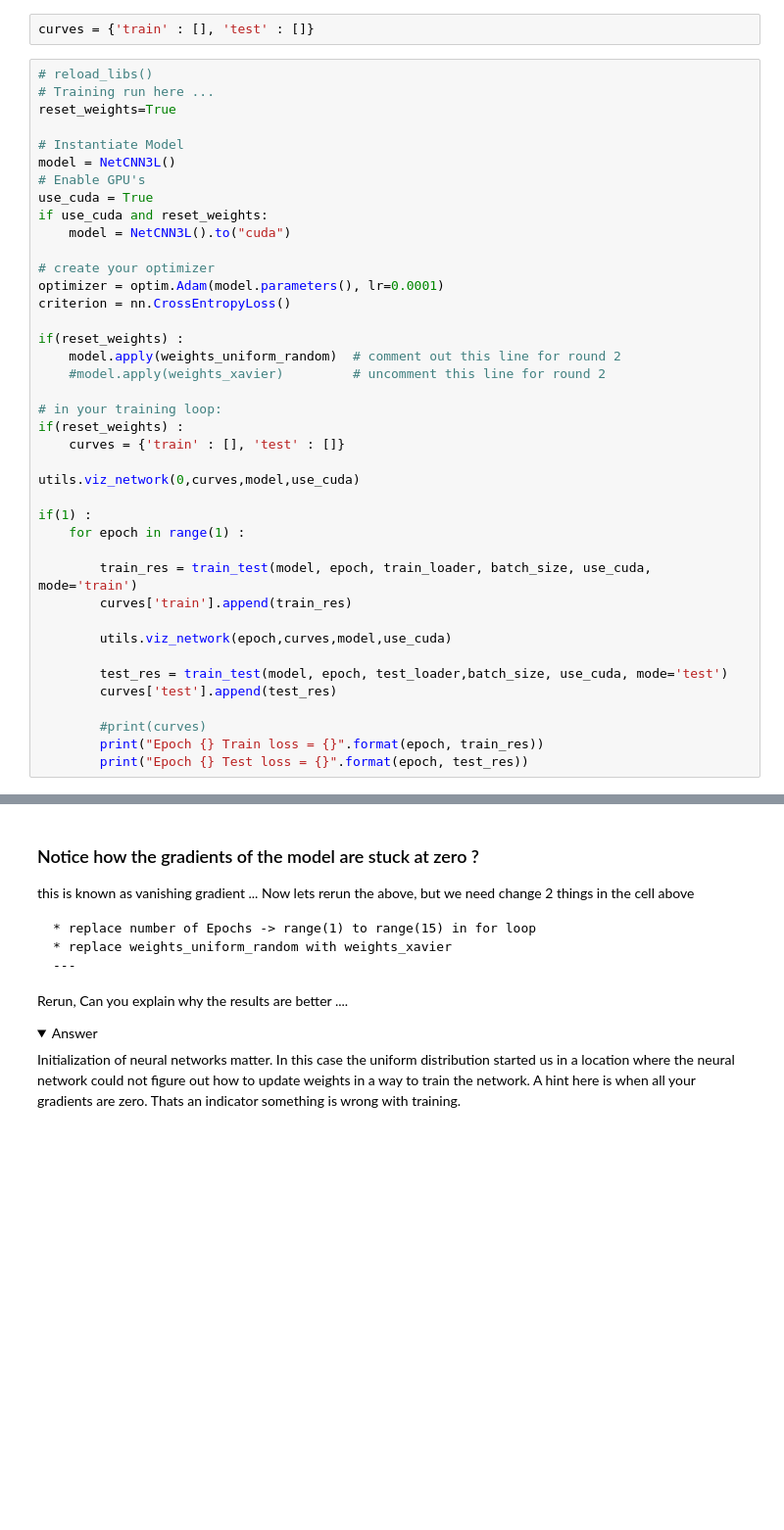
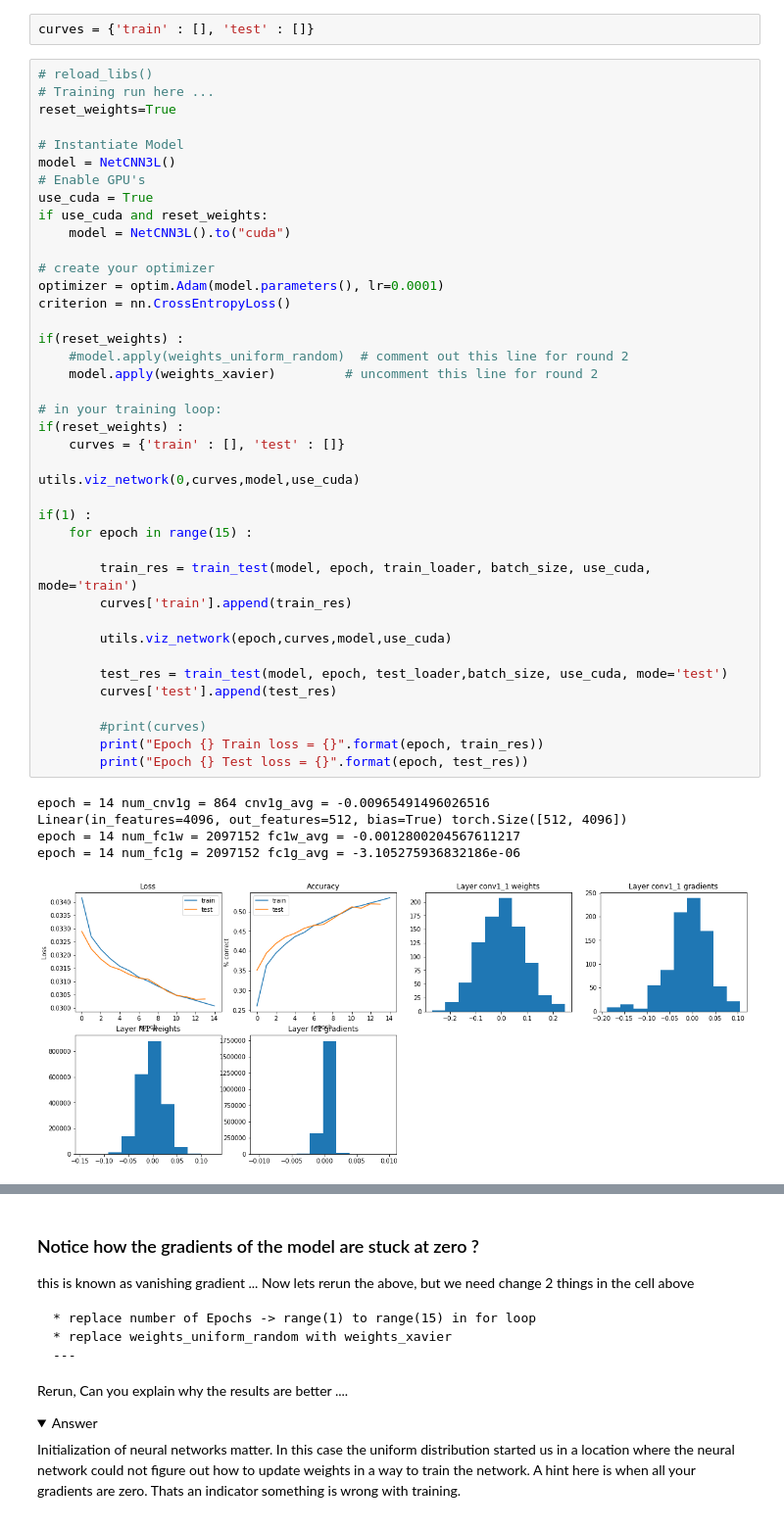
Before and after one commit to dustinvanstee/pytorch-examples, a Jupyter notebook: 02_Pytorch_using_CIFAR10.ipynb, the cells around one changed output, grey strips where cells are left out. Shown at 98% size. Saved outputs shown, nothing was run; the diff lists cells and outputs as text; folded sections open; blank space fills up the shorter version.

```diff
--- a/02_Pytorch_using_CIFAR10.ipynb
+++ b/02_Pytorch_using_CIFAR10.ipynb
@@ -516,33 +617,39 @@ model = NetCNN3L()
 # Enable GPU's
 use_cuda = True
 if use_cuda and reset_weights:
     model = NetCNN3L().to("cuda")
 
 # create your optimizer
 optimizer = optim.Adam(model.parameters(), lr=0.0001)
 criterion = nn.CrossEntropyLoss()
 
 if(reset_weights) :
-    model.apply(weights_uniform_random)  # comment out this line for round 2
-    #model.apply(weights_xavier)         # uncomment this line for round 2
+    #model.apply(weights_uniform_random)  # comment out this line for round 2
+    model.apply(weights_xavier)         # uncomment this line for round 2
 
 # in your training loop:
 if(reset_weights) :
     curves = {'train' : [], 'test' : []}
 
 utils.viz_network(0,curves,model,use_cuda)
 
 if(1) :
-    for epoch in range(1) :
+    for epoch in range(15) :
 
         train_res = train_test(model, epoch, train_loader, batch_size, use_cuda, mode='train')
         curves['train'].append(train_res)
 
         utils.viz_network(epoch,curves,model,use_cuda)
 
         test_res = train_test(model, epoch, test_loader,batch_size, use_cuda, mode='test')
         curves['test'].append(test_res)
 
         #print(curves)
         print("Epoch {} Train loss = {}".format(epoch, train_res))
         print("Epoch {} Test loss = {}".format(epoch, test_res))
+# %% [output]
+epoch = 14 num_cnv1g = 864 cnv1g_avg = -0.00965491496026516
+Linear(in_features=4096, out_features=512, bias=True) torch.Size([512, 4096])
+epoch = 14 num_fc1w = 2097152 fc1w_avg = -0.0012800204567611217
+epoch = 14 num_fc1g = 2097152 fc1g_avg = -3.105275936832186e-06
+[figure, added]
```
Also changed, not shown: parts of 22 cells of this notebook, 1 other file.
